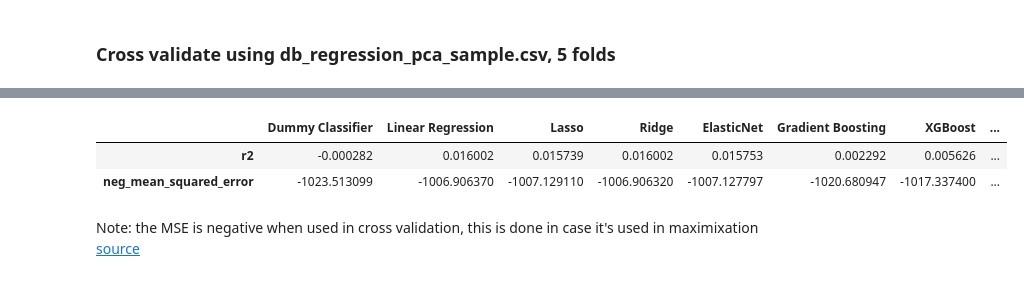
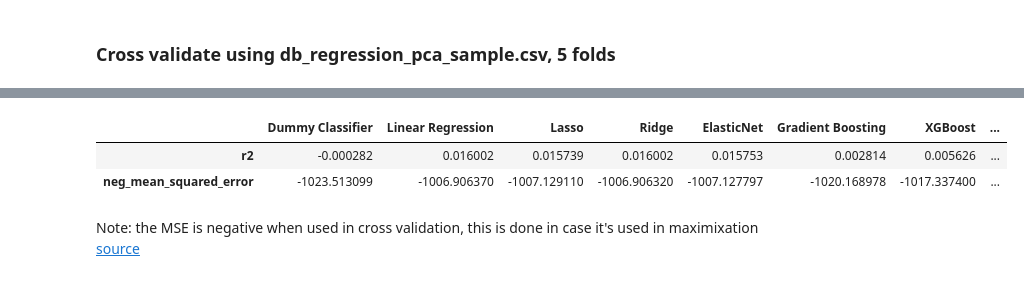
Before and after one commit to Isabelle-Dr/MidTerm-Project, a Jupyter notebook: Notebooks/4_Regression.ipynb, the cells around one changed output, grey strips where cells are left out. Saved outputs shown, nothing was run; the diff lists cells and outputs as text; code cells hidden in the pictures.

```diff
--- a/Notebooks/4_Regression.ipynb
+++ b/Notebooks/4_Regression.ipynb
@@ -186,9 +198,9 @@ results_mean, results_std = perform_cross_validate(models=models, X=X_pca, y=y_p
-# %%
-results_mean
-# %% [output]
-|  | Dummy Classifier | Linear Regression | Lasso | Ridge | ElasticNet | Gradient Boosting | XGBoost | ... |
-| r2 | -0.000282 | 0.016002 | 0.015739 | 0.016002 | 0.015753 | 0.002292 | 0.005626 | ... |
-| neg_mean_squared_error | -1023.513099 | -1006.906370 | -1007.129110 | -1006.906320 | -1007.127797 | -1020.680947 | -1017.337400 | ... |
+# %%
+results_mean_pca
+# %% [output]
+|  | Dummy Classifier | Linear Regression | Lasso | Ridge | ElasticNet | Gradient Boosting | XGBoost | ... |
+| r2 | -0.000282 | 0.016002 | 0.015739 | 0.016002 | 0.015753 | 0.002814 | 0.005626 | ... |
+| neg_mean_squared_error | -1023.513099 | -1006.906370 | -1007.129110 | -1006.906320 | -1007.127797 | -1020.168978 | -1017.337400 | ... |
 # %% [markdown]
 Note: the MSE is negative when used in cross validation, this is done in case it's used in maximixation [source](https://www.kaggle.com/questions-and-answers/154600)
 # %% [markdown]
```
Also changed, not shown: parts of 27 cells of this notebook, 2 other files.
